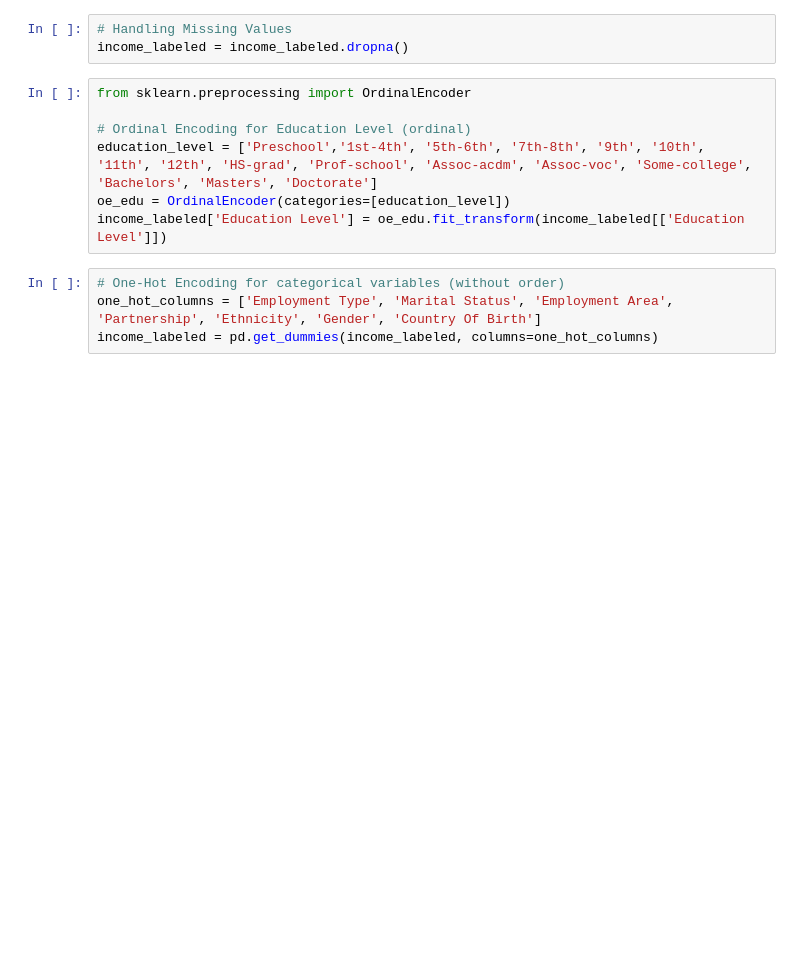
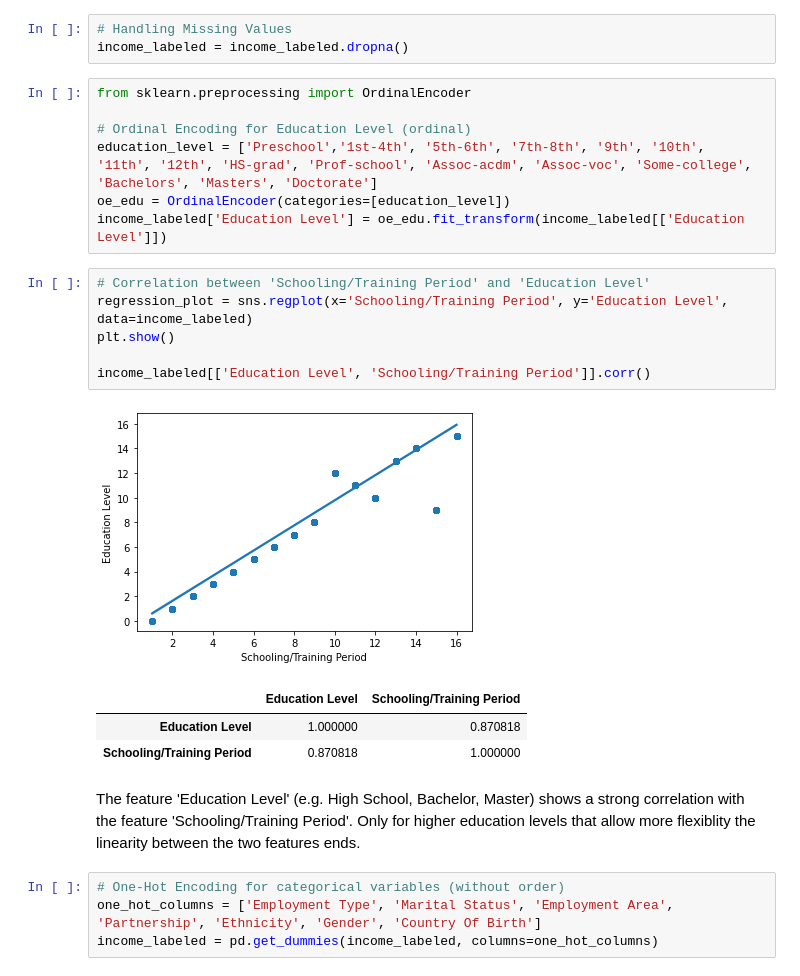
Before and after one commit to lucashoeft/Intelligent-Data-Analysis-Project, a Jupyter notebook: Intelligent-Data-Analysis-Project.ipynb, the cells around one changed output. Cells and saved outputs as stored; diff of their text form; blank space fills up the shorter version.

```diff
--- a/Intelligent-Data-Analysis-Project.ipynb
+++ b/Intelligent-Data-Analysis-Project.ipynb
@@ -191,6 +193,19 @@ from sklearn.preprocessing import OrdinalEncoder
 education_level = ['Preschool','1st-4th', '5th-6th', '7th-8th', '9th', '10th', '11th', '12th', 'HS-grad', 'Prof-school', 'Assoc-acdm', 'Assoc-voc', 'Some-college', 'Bachelors', 'Masters', 'Doctorate']
 oe_edu = OrdinalEncoder(categories=[education_level])
 income_labeled['Education Level'] = oe_edu.fit_transform(income_labeled[['Education Level']])
+# %%
+# Correlation between 'Schooling/Training Period' and 'Education Level'
+regression_plot = sns.regplot(x='Schooling/Training Period', y='Education Level', data=income_labeled)
+plt.show()
+
+income_labeled[['Education Level', 'Schooling/Training Period']].corr()
+# %% [output]
+[figure, added]
+|  | Education Level | Schooling/Training Period |
+| Education Level | 1.000000 | 0.870818 |
+| Schooling/Training Period | 0.870818 | 1.000000 |
+# %% [markdown]
+The feature 'Education Level' (e.g. High School, Bachelor, Master) shows a strong correlation with the feature 'Schooling/Training Period'. Only for higher education levels that allow more flexiblity the linearity between the two features ends.
 # %%
 # One-Hot Encoding for categorical variables (without order)
 one_hot_columns = ['Employment Type', 'Marital Status', 'Employment Area', 'Partnership', 'Ethnicity', 'Gender', 'Country Of Birth']
```
Also changed, not shown: parts of 5 cells of this notebook.
